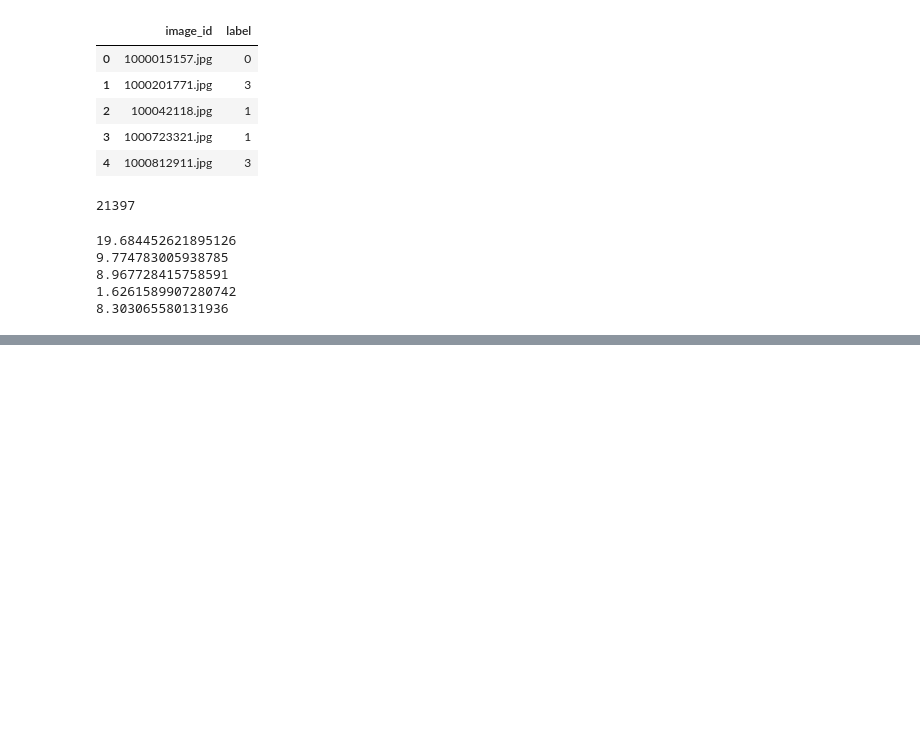
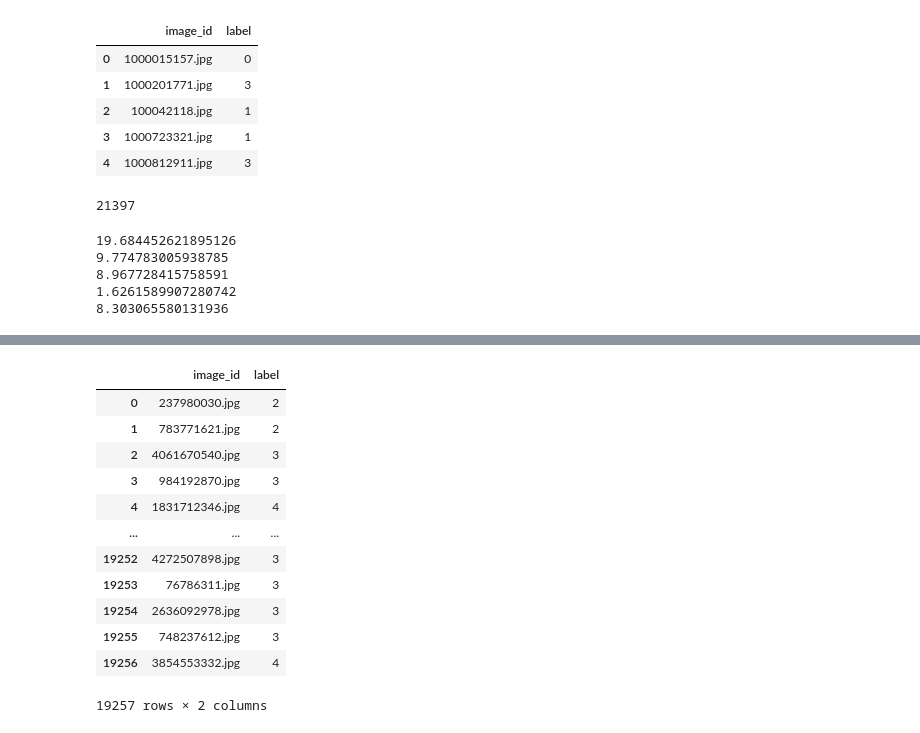
Before and after one commit to 772922440/cassava-leaf-disease-classification, a Jupyter notebook: syjiang/testing.ipynb, the cells around one changed output, grey strips where cells are left out. Saved outputs shown, nothing was run; the diff lists cells and outputs as text; code cells hidden in the pictures; blank space fills up the shorter version.

```diff
--- a/syjiang/testing.ipynb
+++ b/syjiang/testing.ipynb
@@ -32,0 +40,6 @@ print(len(df) / len(df[df.label == 4]))
+# %%
+dirs = IDs
+dirs = list(df.image_id)
+np.random.shuffle(dirs)
+split = int(len(dirs) * 0.9)
+train_dirs, valid_dirs = dirs[:split], dirs[split:]
@@ -32,0 +48,21 @@ print(len(df) / len(df[df.label == 4]))
+# %%
+df2 = df.set_index('image_id', drop = True)
+df2 = df2.loc[train_dirs]
+# %%
+df2 = df2.reset_index()
+# %%
+df2
+# %% [output]
+|  | image_id | label |
+| 0 | 237980030.jpg | 2 |
+| 1 | 783771621.jpg | 2 |
+| 2 | 4061670540.jpg | 3 |
+| 3 | 984192870.jpg | 3 |
+| 4 | 1831712346.jpg | 4 |
+| ... | ... | ... |
+| 19252 | 4272507898.jpg | 3 |
+| 19253 | 76786311.jpg | 3 |
+| 19254 | 2636092978.jpg | 3 |
+| 19255 | 748237612.jpg | 3 |
+| 19256 | 3854553332.jpg | 4 |
+19257 rows × 2 columns
```
Also changed, not shown: parts of 3 cells of this notebook, 6 other files.
